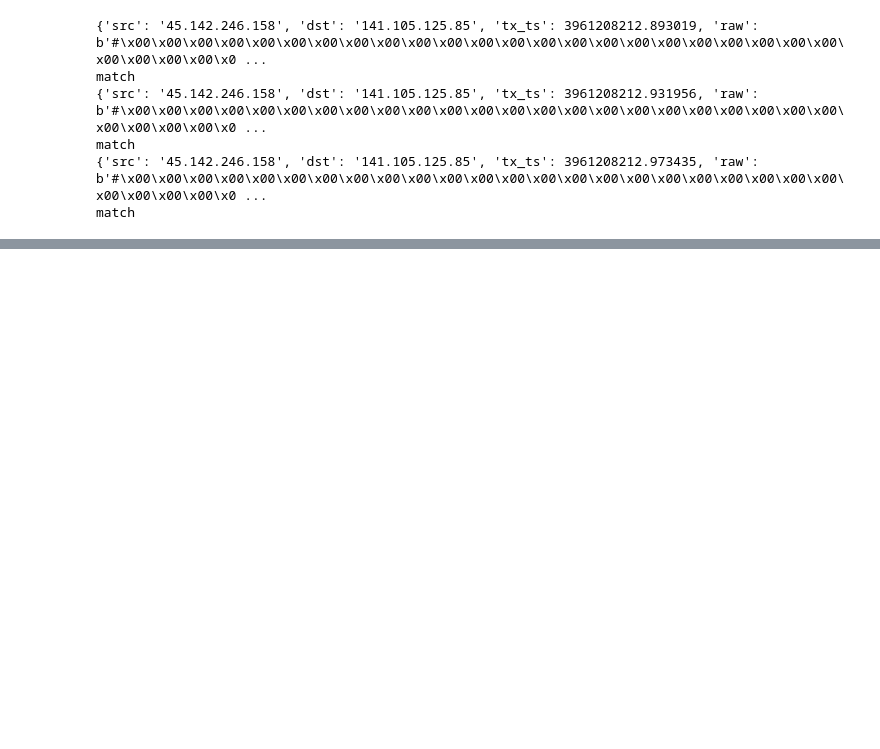
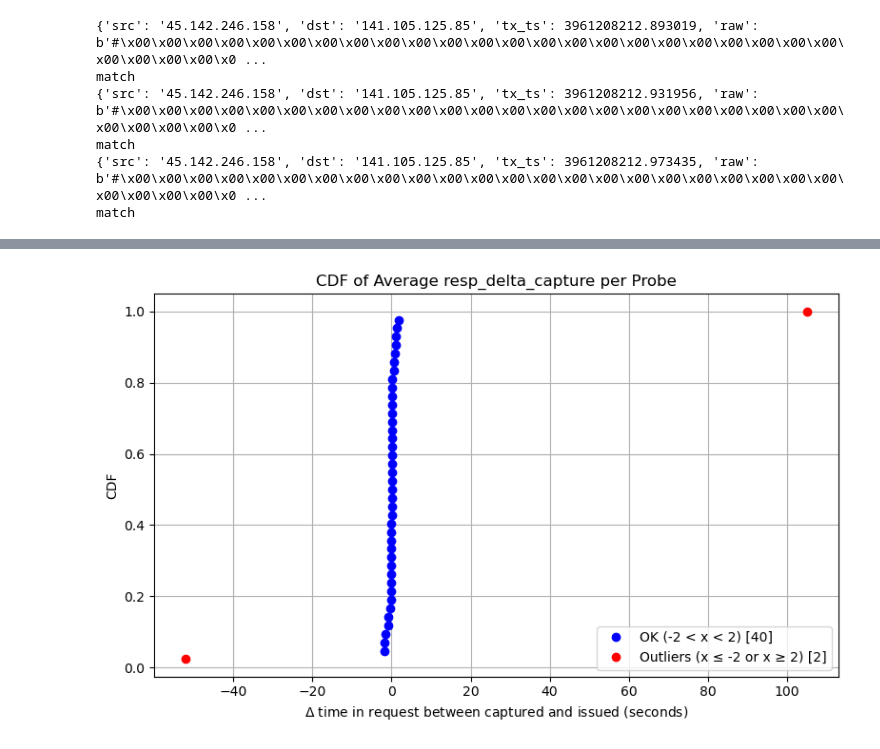
Before and after one commit to gmmoura/ntp-atlas-pcap, a Jupyter notebook: debug.ipynb, the cells around one changed output, grey strips where cells are left out. Saved outputs shown, nothing was run; the diff lists cells and outputs as text; code cells hidden in the pictures; blank space fills up the shorter version.

```diff
--- a/debug.ipynb
+++ b/debug.ipynb
@@ -210,4 +238,6 @@ for k in data_atlas:
     for m in ntp_matches:
         if probe_ip in m['request']['src']:
             tempL.append(m['request'])
+        else:
+            print('ip not found', probe_ip)
     reporting_probes[ip_probe_id[probe_ip]]=tempL
@@ -336,0 +602,43 @@ len(cleaned_data)
+# %%
+import pandas as pd
+import numpy as np
+import matplotlib.pyplot as plt
+
+# Step 1: Group by probe_id and compute the mean resp_delta_capture
+avg_resp_delta = df.groupby('probe_id')['resp_delta_capture'].mean().reset_index()
+avg_resp_delta.rename(columns={'resp_delta_capture': 'avg_resp_delta_capture'}, inplace=True)
+
+# Step 2: Prepare data for CDF
+data = avg_resp_delta['avg_resp_delta_capture'].dropna().values
+data_sorted = np.sort(data)
+cdf = np.arange(1, len(data_sorted) + 1) / len(data_sorted)
+
+# Step 3: Define mask: blue if -2 < x < 2, red otherwise
+ok_mask = (data_sorted > -2) & (data_sorted < 2)
+bad_mask = ~ok_mask
+
+# Count items in each category
+ok_count = np.sum(ok_mask)
+bad_count = np.sum(bad_mask)
+
+# Step 4: Plot
+plt.figure(figsize=(8, 5))
+
+plt.plot(data_sorted[ok_mask], cdf[ok_mask],
+         marker='o', linestyle='none', color='blue',
+         label=f'OK (-2 < x < 2) [{ok_count}]')
+
+plt.plot(data_sorted[bad_mask], cdf[bad_mask],
+         marker='o', linestyle='none', color='red',
+         label=f'Outliers (x ≤ -2 or x ≥ 2) [{bad_count}]')
+
+# Labels and legend
+plt.xlabel("$\Delta$ time in request between captured and issued (seconds)")
+plt.ylabel("CDF")
+plt.title("CDF of Average resp_delta_capture per Probe")
+plt.grid(True)
+plt.legend()
+plt.tight_layout()
+plt.show()
+# %% [output]
+[figure, added]
```
Also changed, not shown: parts of 18 cells of this notebook, 1 other file.
